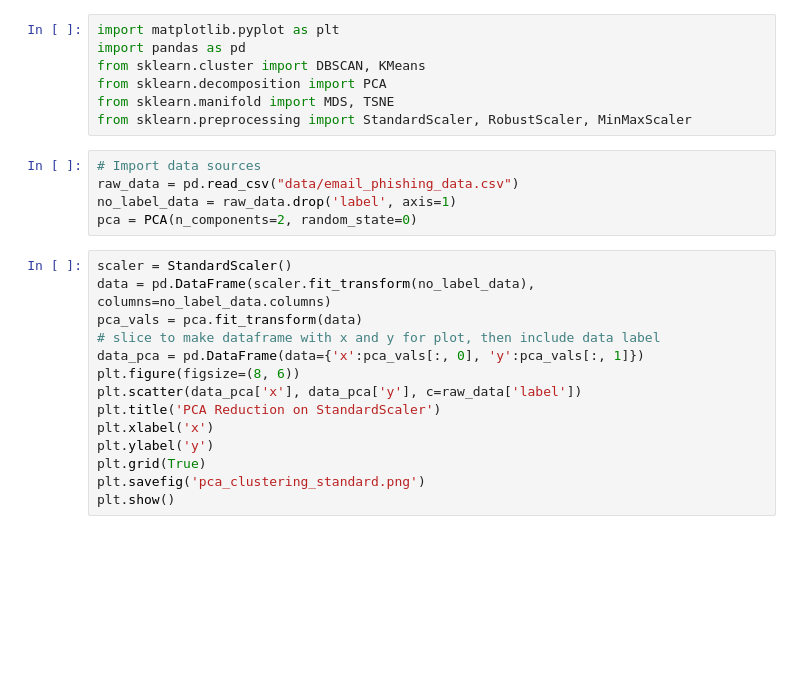
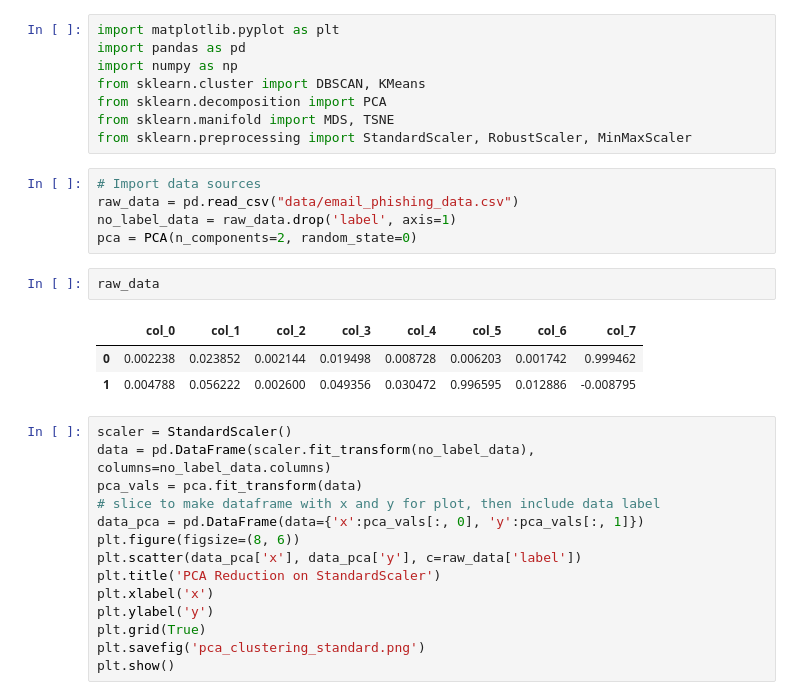
Before and after one commit to volundmush/mth4224_project2, a Jupyter notebook: PCA on DIfferent Scalers.ipynb, the cells around one changed output. Drawn from its saved outputs; the diff is of its cells as text; blank space fills up the shorter version.

```diff
--- a/PCA on DIfferent Scalers.ipynb
+++ b/PCA on DIfferent Scalers.ipynb
@@ -1,6 +1,7 @@
 # %%
 import matplotlib.pyplot as plt
 import pandas as pd
+import numpy as np
 from sklearn.cluster import DBSCAN, KMeans
 from sklearn.decomposition import PCA
 from sklearn.manifold import MDS, TSNE
@@ -10,6 +11,12 @@ from sklearn.preprocessing import StandardScaler, RobustScaler, MinMaxScaler
 raw_data = pd.read_csv("data/email_phishing_data.csv")
 no_label_data = raw_data.drop('label', axis=1)
 pca = PCA(n_components=2, random_state=0)
+# %%
+raw_data
+# %% [output]
+|  | col_0 | col_1 | col_2 | col_3 | col_4 | col_5 | col_6 | col_7 |
+| 0 | 0.002238 | 0.023852 | 0.002144 | 0.019498 | 0.008728 | 0.006203 | 0.001742 | 0.999462 |
+| 1 | 0.004788 | 0.056222 | 0.002600 | 0.049356 | 0.030472 | 0.996595 | 0.012886 | -0.008795 |
 # %%
 scaler = StandardScaler()
 data = pd.DataFrame(scaler.fit_transform(no_label_data), columns=no_label_data.columns)
```
Also changed, not shown: parts of 4 cells of this notebook, 4 other files.
